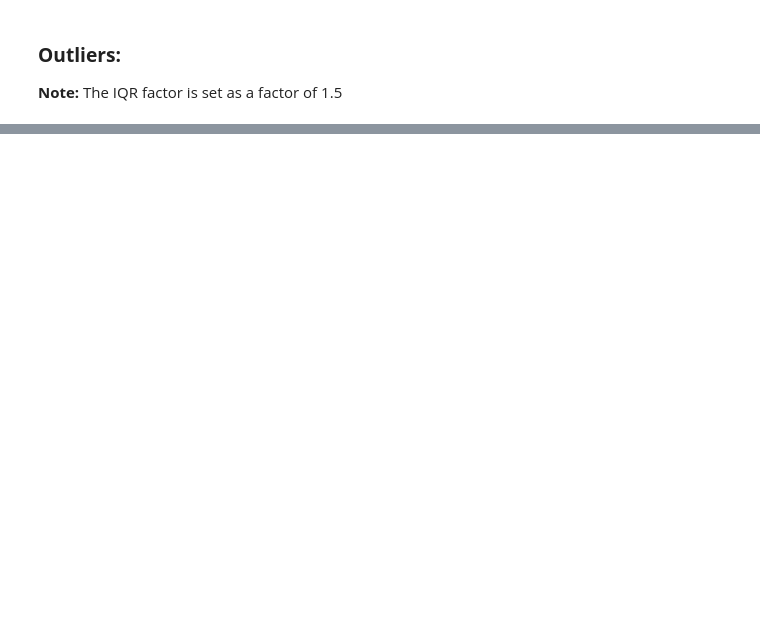
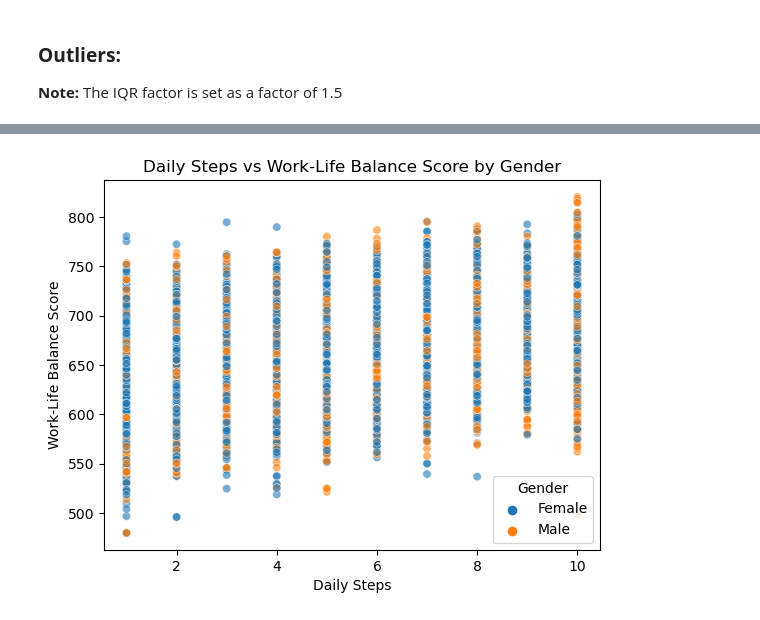
Before and after one commit to amsun001/Project_DataScience-lifestyle-and-wellbeing, a Jupyter notebook: Script/LifestyleAndWellbeing.ipynb, the cells around one changed output, grey strips where cells are left out. Saved outputs shown, nothing was run; the diff lists cells and outputs as text; code cells hidden in the pictures; blank space fills up the shorter version.

```diff
--- a/Script/LifestyleAndWellbeing.ipynb
+++ b/Script/LifestyleAndWellbeing.ipynb
@@ -175,0 +200,9 @@ Empty DataFrame
+# %%
+sns.scatterplot(data=csv_data, x='DAILY_STEPS', y='WORK_LIFE_BALANCE_SCORE', hue='GENDER', alpha=0.6)
+plt.title('Daily Steps vs Work-Life Balance Score by Gender')
+plt.xlabel('Daily Steps')
+plt.ylabel('Work-Life Balance Score')
+plt.legend(title='Gender')
+plt.show()
+# %% [output]
+[figure, added]
```
Also changed, not shown: parts of 12 cells of this notebook.
